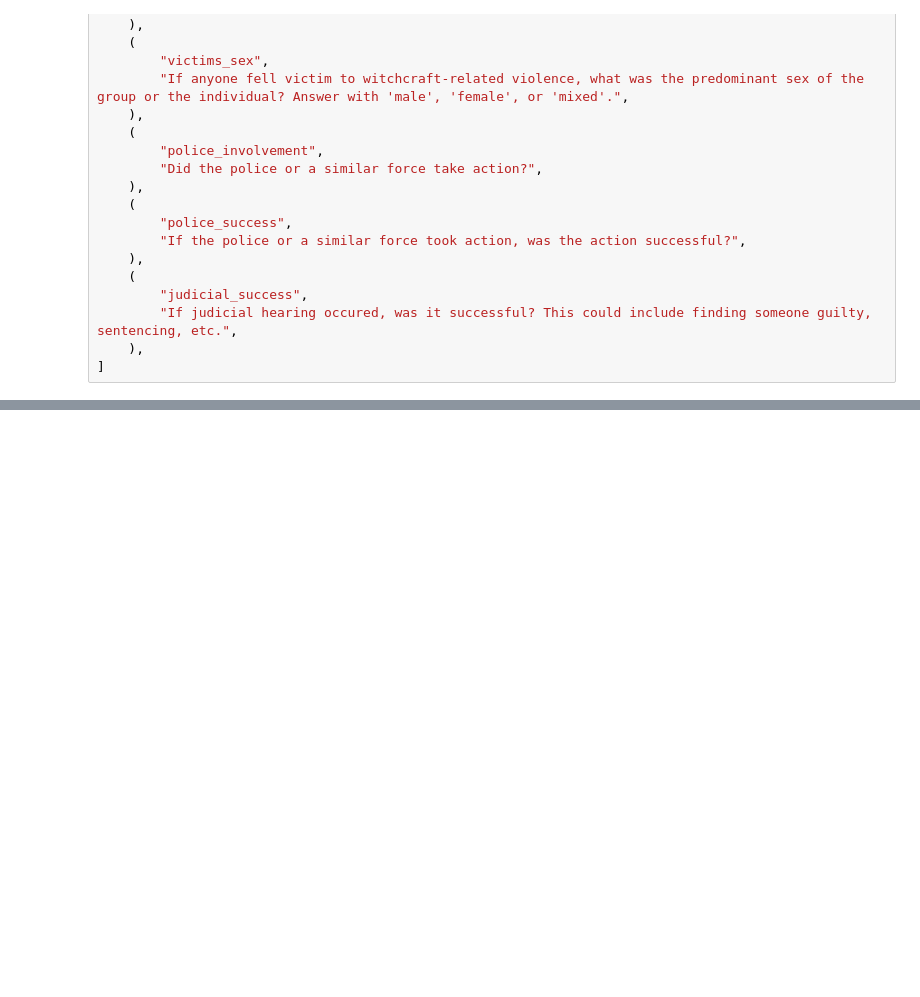
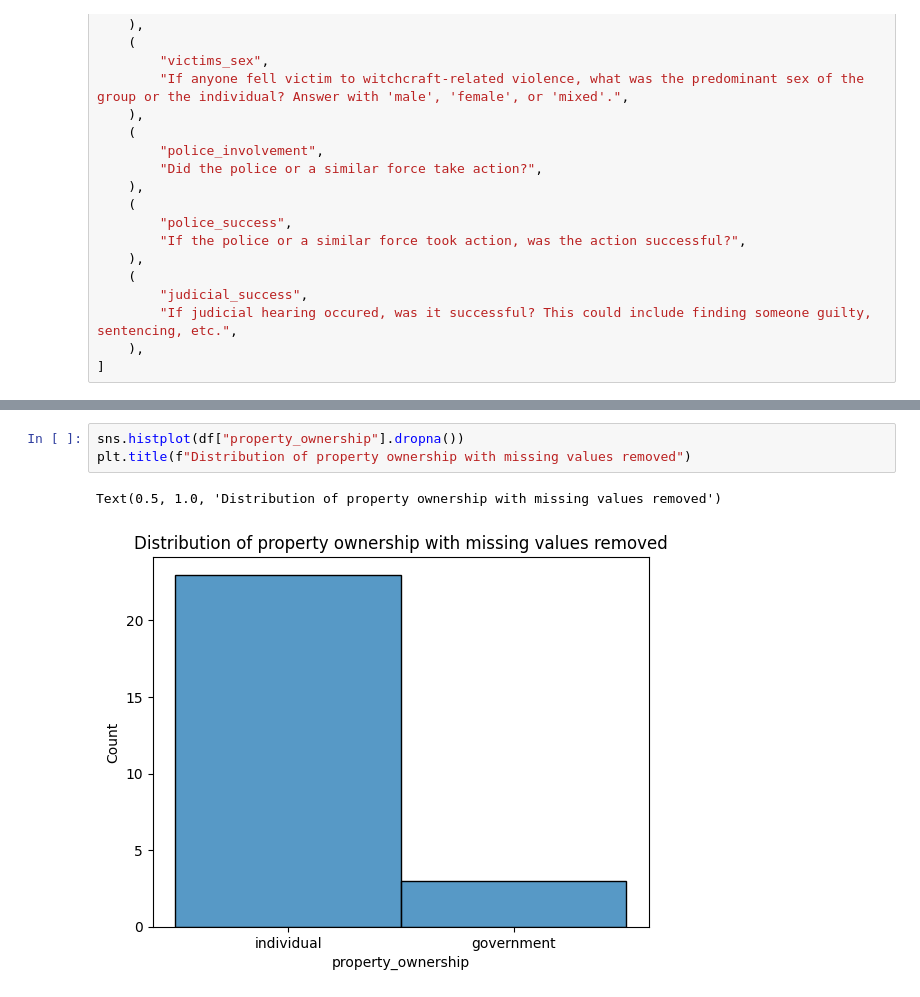
Before and after one commit to harrison-f-stropkay/witchcraft, a Jupyter notebook: analysis.ipynb, the cells around one changed output, grey strips where cells are left out. Saved outputs shown, nothing was run; the diff lists cells and outputs as text; blank space fills up the shorter version.

```diff
--- a/analysis.ipynb
+++ b/analysis.ipynb
@@ -192,0 +201,6 @@ Two women from Rufiji District, Tanzania, confess to ritual witchcraft murder of
+# %%
+sns.histplot(df["property_ownership"].dropna())
+plt.title(f"Distribution of property ownership with missing values removed")
+# %% [output]
+Text(0.5, 1.0, 'Distribution of property ownership with missing values removed')
+[figure, added]
```
Also changed, not shown: parts of 16 cells of this notebook, 2 other files.
